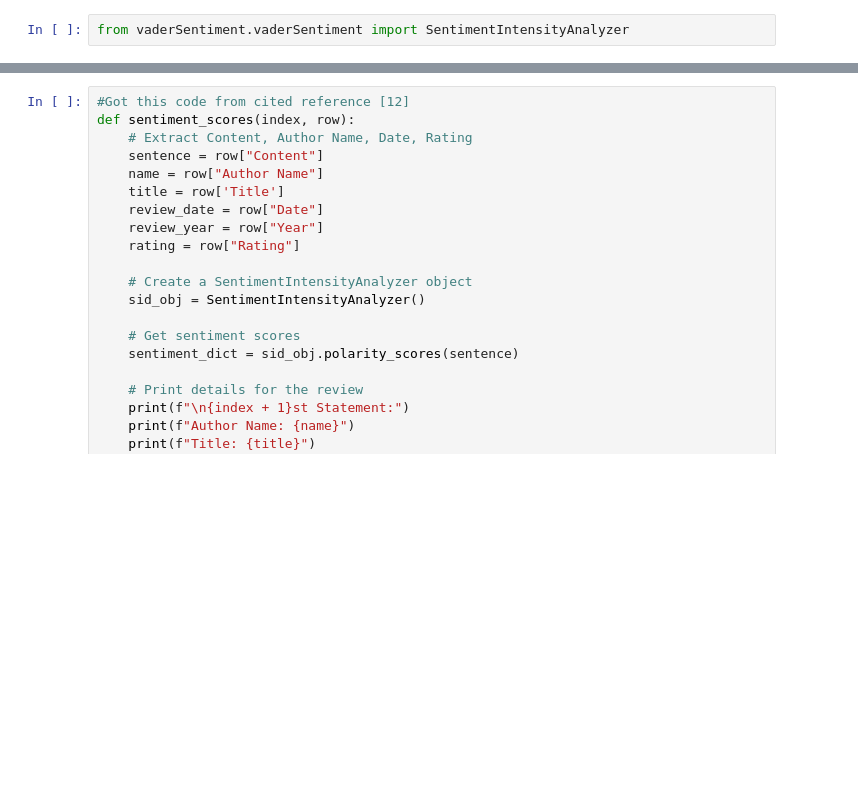
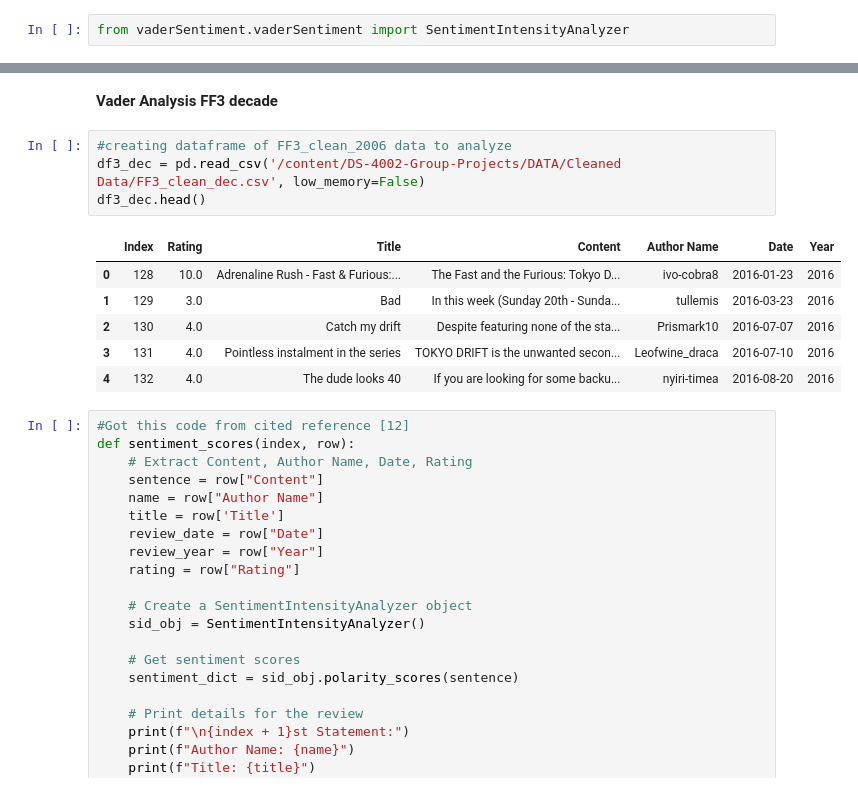
Before and after one commit to pwy7fv/DS-4002-Group-Projects, a Jupyter notebook: OUTPUT/FF3_Vader_Analysis.ipynb, the cells around one changed output, grey strips where cells are left out. Saved outputs shown, nothing was run; the diff lists cells and outputs as text; blank space fills up the shorter version.

```diff
--- a/OUTPUT/FF3_Vader_Analysis.ipynb
+++ b/OUTPUT/FF3_Vader_Analysis.ipynb
@@ -45,3 +128,16 @@ df3.head()
+# %% [markdown]
+**Vader Analysis FF3 decade**
+# %%
+#creating dataframe of FF3_clean_2006 data to analyze
+df3_dec = pd.read_csv('/content/DS-4002-Group-Projects/DATA/Cleaned Data/FF3_clean_dec.csv', low_memory=False)
+df3_dec.head()
+# %% [output]
+|  | Index | Rating | Title | Content | Author Name | Date | Year |
+| 0 | 128 | 10.0 | Adrenaline Rush - Fast & Furious:... | The Fast and the Furious: Tokyo D... | ivo-cobra8 | 2016-01-23 | 2016 |
+| 1 | 129 | 3.0 | Bad | In this week (Sunday 20th - Sunda... | tullemis | 2016-03-23 | 2016 |
+| 2 | 130 | 4.0 | Catch my drift | Despite featuring none of the sta... | Prismark10 | 2016-07-07 | 2016 |
+| 3 | 131 | 4.0 | Pointless instalment in the series | TOKYO DRIFT is the unwanted secon... | Leofwine_draca | 2016-07-10 | 2016 |
+| 4 | 132 | 4.0 | The dude looks 40 | If you are looking for some backu... | nyiri-timea | 2016-08-20 | 2016 |
 # %%
 #Got this code from cited reference [12]
 def sentiment_scores(index, row):
```
Also changed, not shown: parts of 13 cells of this notebook.
